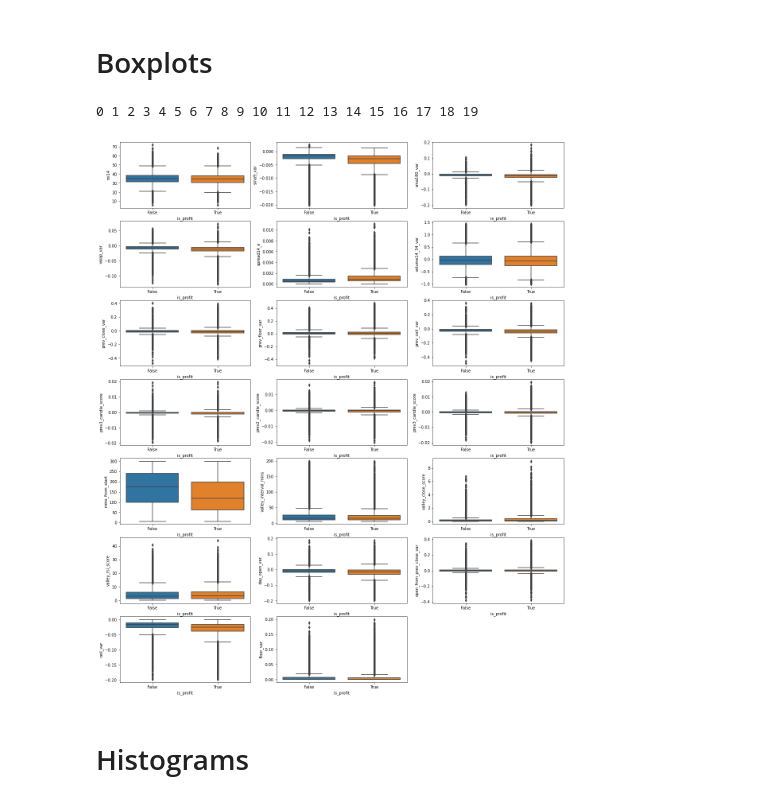
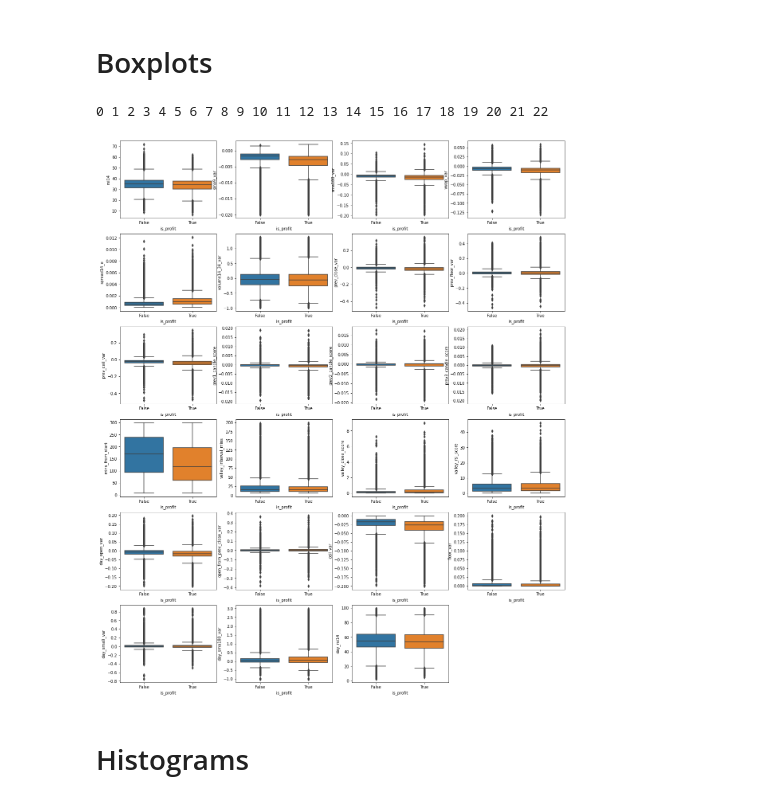
Before and after one commit to MichaelOw/five-minute-midas, a Jupyter notebook: 3_get_model.ipynb, the cells around one changed output. Drawn from its saved outputs; the diff is of its cells as text; code cells hidden in the pictures.

```diff
--- a/3_get_model.ipynb
+++ b/3_get_model.ipynb
@@ -107,13 +116,23 @@ class RandomForestClassifierFlow():
 # %%
 # df_train - Import
 ls_f = [
-    'df_train_20201204_1216.parquet',
-    'df_train_20201204_1219.parquet',
-    'df_train_20201212_1545.parquet',
-    'df_train_20201220_1446.parquet',
-    'df_train_20201226_1503.parquet',
-    'df_train_20210112_2304.parquet',
-    'df_train_20210117_1327.parquet',
+    #'df_train_20201204_1216.parquet',
+    #'df_train_20201204_1219.parquet',
+    #'df_train_20201212_1545.parquet',
+    #'df_train_20201220_1446.parquet',
+    #'df_train_20201226_1503.parquet',
+    #'df_train_20210112_2304.parquet',
+    #'df_train_20210117_1327.parquet',
+    #'df_train_20210124_1204.parquet',
+    #'df_train_20210203_2011.parquet',
+    #'df_train_20210203_2011.parquet',
+    'df_train_20210203_2045.parquet',
+    'df_train_20210203_2050.parquet',
+    'df_train_20210203_2128.parquet',
+    'df_train_20210203_2220.parquet',
+    'df_train_20210203_2227.parquet',
+    'df_train_20210203_2250.parquet',
+    'df_train_20210203_2251.parquet',
 ]
 df = get_df_parquet(ls_f, dir_train)
 
@@ -138,6 +157,8 @@ q = '''
     and abs(open_from_prev_close_var)<0.4\
     and abs(ceil_var)<0.2\
     and abs(floor_var)<0.2\
+    and abs(day_sma9_var)<1\
+    and abs(day_sma180_var)<3\
 '''
 df = df.query(q)
 
@@ -338,13 +360,13 @@ ax = sns.heatmap(df_corr, vmin=-.8, vmax=.8, square=1, annot=True)
 # %%
 fig = plt.figure(figsize = (20, 25))
 for i, col in enumerate(df.drop(columns='is_profit').columns):
     print(i, end=' ')
-    plt.subplot(7, 3, i+1)
+    plt.subplot(((df.shape[1]-1)//4)+1, 4, i+1)
     sns.boxplot(x='is_profit', y=col, data=df)
 plt.show()
 # %% [output]
-0 1 2 3 4 5 6 7 8 9 10 11 12 13 14 15 16 17 18 19
+0 1 2 3 4 5 6 7 8 9 10 11 12 13 14 15 16 17 18 19 20 21 22
-[figure, old version]
+[figure, new version]
 # %% [markdown]
 # Histograms
 # %%
```
Also changed, not shown: parts of 8 cells of this notebook, 47 other files.
